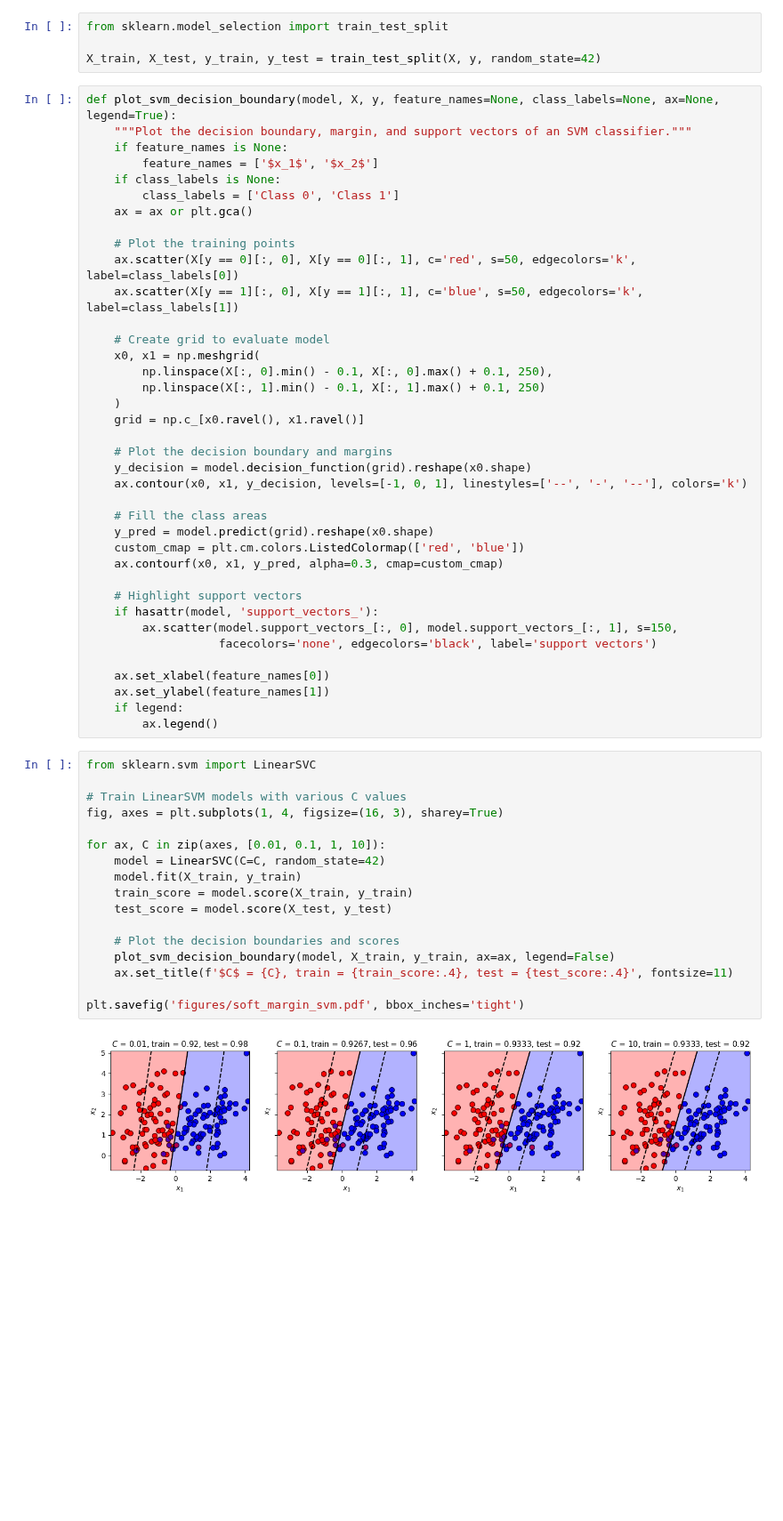
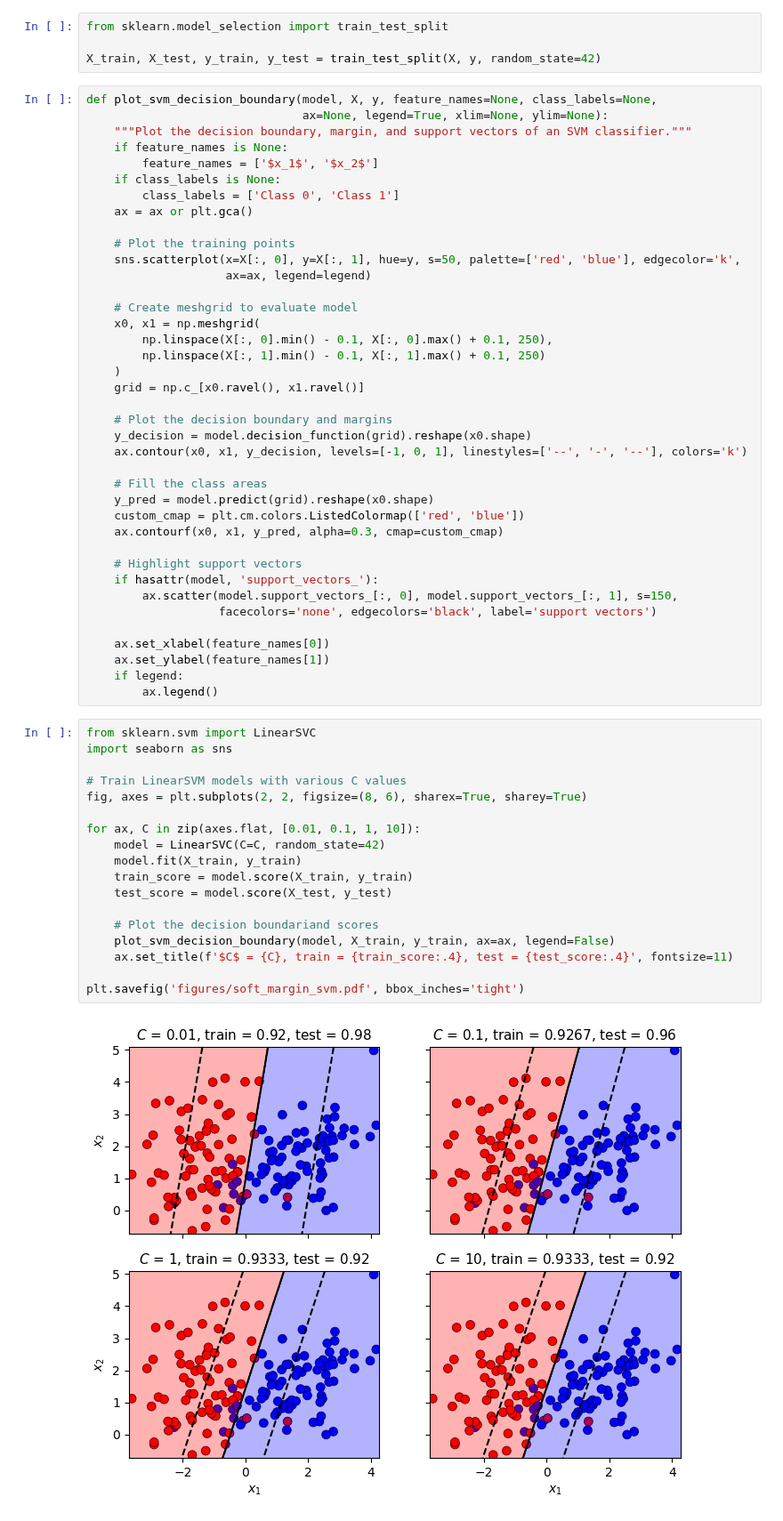
Before and after one commit to roiyeho/ml-book, a Jupyter notebook: Chapter11/SoftMarginSVM.ipynb, the cells around one changed output. Shown at 89% size. Drawn from its saved outputs; the diff is of its cells as text; blank space fills up the shorter version.

Commit message:
Updated the soft margin SVM figure

```diff
--- a/Chapter11/SoftMarginSVM.ipynb
+++ b/Chapter11/SoftMarginSVM.ipynb
@@ -28,7 +28,8 @@ from sklearn.model_selection import train_test_split
 
 X_train, X_test, y_train, y_test = train_test_split(X, y, random_state=42)
 # %%
-def plot_svm_decision_boundary(model, X, y, feature_names=None, class_labels=None, ax=None, legend=True):
+def plot_svm_decision_boundary(model, X, y, feature_names=None, class_labels=None,
+                               ax=None, legend=True, xlim=None, ylim=None):
     """Plot the decision boundary, margin, and support vectors of an SVM classifier."""
     if feature_names is None:
         feature_names = ['$x_1$', '$x_2$']
@@ -37,10 +38,10 @@ def plot_svm_decision_boundary(model, X, y, feature_names=None, class_labels=Non
     ax = ax or plt.gca()
 
     # Plot the training points
-    ax.scatter(X[y == 0][:, 0], X[y == 0][:, 1], c='red', s=50, edgecolors='k', label=class_labels[0])
-    ax.scatter(X[y == 1][:, 0], X[y == 1][:, 1], c='blue', s=50, edgecolors='k', label=class_labels[1])
+    sns.scatterplot(x=X[:, 0], y=X[:, 1], hue=y, s=50, palette=['red', 'blue'], edgecolor='k',
+                    ax=ax, legend=legend)
 
-    # Create grid to evaluate model
+    # Create meshgrid to evaluate model
     x0, x1 = np.meshgrid(
         np.linspace(X[:, 0].min() - 0.1, X[:, 0].max() + 0.1, 250),
         np.linspace(X[:, 1].min() - 0.1, X[:, 1].max() + 0.1, 250)
@@ -67,20 +68,21 @@ def plot_svm_decision_boundary(model, X, y, feature_names=None, class_labels=Non
         ax.legend()
 # %%
 from sklearn.svm import LinearSVC
+import seaborn as sns
 
 # Train LinearSVM models with various C values
-fig, axes = plt.subplots(1, 4, figsize=(16, 3), sharey=True)
+fig, axes = plt.subplots(2, 2, figsize=(8, 6), sharex=True, sharey=True)
 
-for ax, C in zip(axes, [0.01, 0.1, 1, 10]):
+for ax, C in zip(axes.flat, [0.01, 0.1, 1, 10]):
     model = LinearSVC(C=C, random_state=42)
     model.fit(X_train, y_train)
     train_score = model.score(X_train, y_train)
     test_score = model.score(X_test, y_test)
 
-    # Plot the decision boundaries and scores
+    # Plot the decision boundariand scores
     plot_svm_decision_boundary(model, X_train, y_train, ax=ax, legend=False)
     ax.set_title(f'$C$ = {C}, train = {train_score:.4}, test = {test_score:.4}', fontsize=11)
 
 plt.savefig('figures/soft_margin_svm.pdf', bbox_inches='tight')
 # %% [output]
-[figure, old version]
+[figure, new version]
```
Also changed, not shown: 5 other files.
